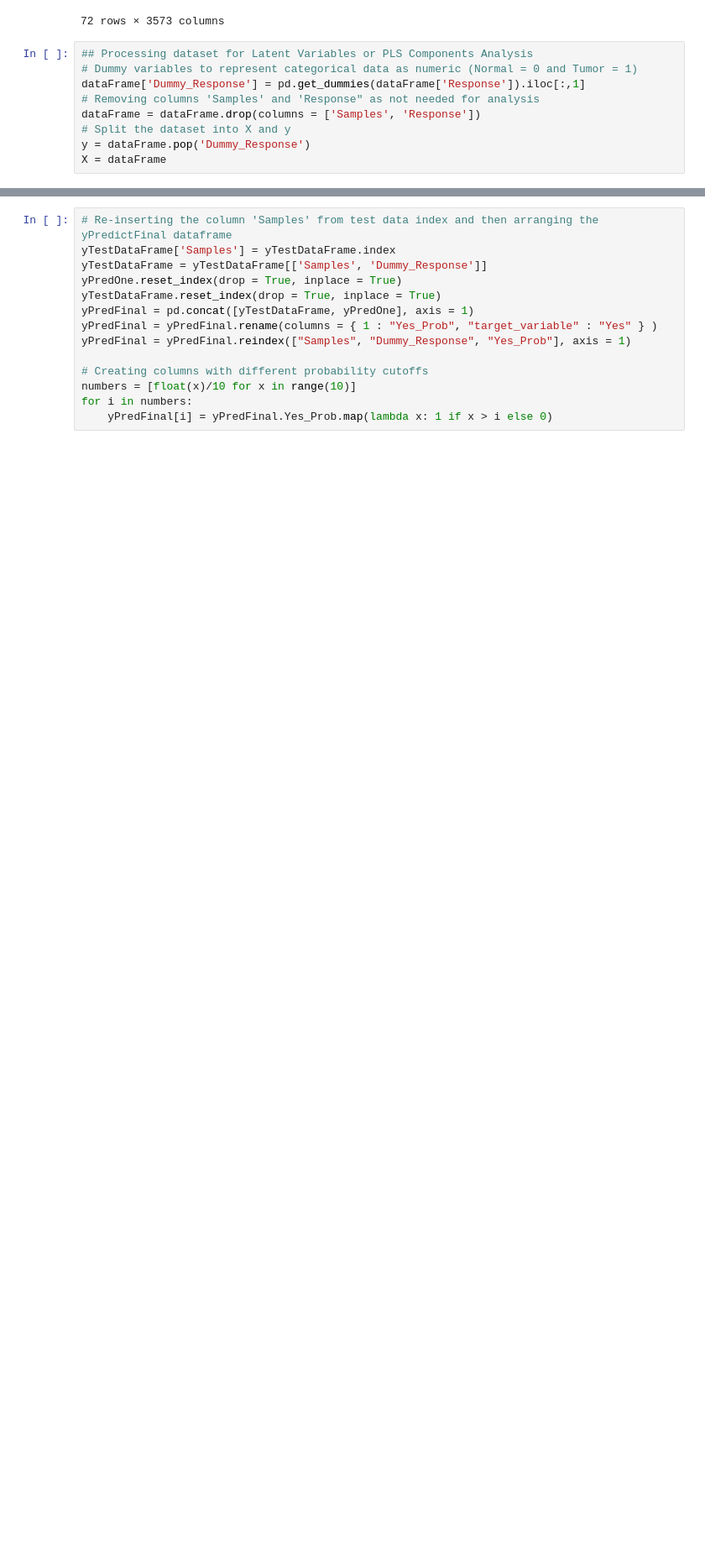
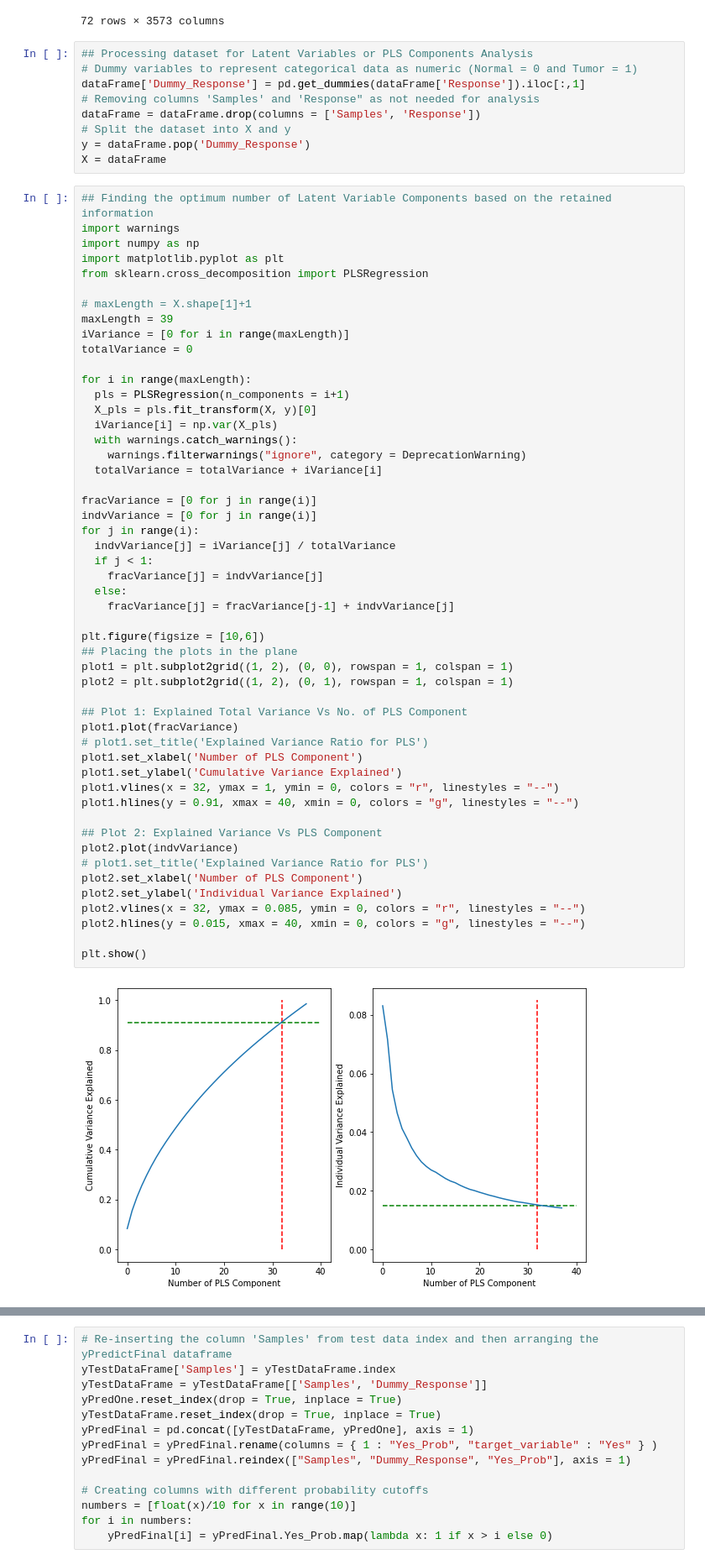
Before and after one commit to bindubritta/STAT5320, a Jupyter notebook: PLSLR.ipynb, the cells around one changed output, grey strips where cells are left out. Shown at 84% size. Cells and saved outputs as stored; diff of their text form; blank space fills up the shorter version.

```diff
--- a/PLSLR.ipynb
+++ b/PLSLR.ipynb
@@ -33,3 +33,56 @@ dataFrame = dataFrame.drop(columns = ['Samples', 'Response'])
 # Split the dataset into X and y
 y = dataFrame.pop('Dummy_Response')
 X = dataFrame
+# %%
+## Finding the optimum number of Latent Variable Components based on the retained information
+import warnings
+import numpy as np
+import matplotlib.pyplot as plt
+from sklearn.cross_decomposition import PLSRegression
+
+# maxLength = X.shape[1]+1
+maxLength = 39
+iVariance = [0 for i in range(maxLength)]
+totalVariance = 0
+
+for i in range(maxLength):
+  pls = PLSRegression(n_components = i+1)
+  X_pls = pls.fit_transform(X, y)[0]
+  iVariance[i] = np.var(X_pls)
+  with warnings.catch_warnings():
+    warnings.filterwarnings("ignore", category = DeprecationWarning)
+  totalVariance = totalVariance + iVariance[i]
+
+fracVariance = [0 for j in range(i)]
+indvVariance = [0 for j in range(i)]
+for j in range(i):
+  indvVariance[j] = iVariance[j] / totalVariance
+  if j < 1:
+    fracVariance[j] = indvVariance[j]
+  else:
+    fracVariance[j] = fracVariance[j-1] + indvVariance[j]
+
+plt.figure(figsize = [10,6])
+## Placing the plots in the plane
+plot1 = plt.subplot2grid((1, 2), (0, 0), rowspan = 1, colspan = 1)
+plot2 = plt.subplot2grid((1, 2), (0, 1), rowspan = 1, colspan = 1)
+
+## Plot 1: Explained Total Variance Vs No. of PLS Component
+plot1.plot(fracVariance)
+# plot1.set_title('Explained Variance Ratio for PLS')
+plot1.set_xlabel('Number of PLS Component')
+plot1.set_ylabel('Cumulative Variance Explained')
+plot1.vlines(x = 32, ymax = 1, ymin = 0, colors = "r", linestyles = "--")
+plot1.hlines(y = 0.91, xmax = 40, xmin = 0, colors = "g", linestyles = "--")
+
+## Plot 2: Explained Variance Vs PLS Component
+plot2.plot(indvVariance)
+# plot1.set_title('Explained Variance Ratio for PLS')
+plot2.set_xlabel('Number of PLS Component')
+plot2.set_ylabel('Individual Variance Explained')
+plot2.vlines(x = 32, ymax = 0.085, ymin = 0, colors = "r", linestyles = "--")
+plot2.hlines(y = 0.015, xmax = 40, xmin = 0, colors = "g", linestyles = "--")
+
+plt.show()
+# %% [output]
+[figure, added]
```
Also changed, not shown: parts of 11 cells of this notebook.
